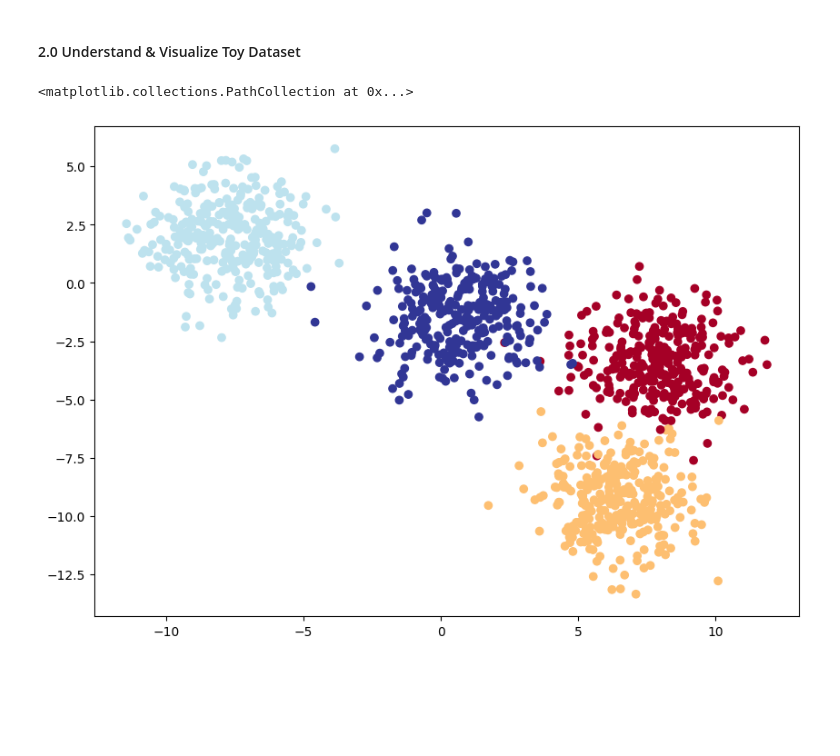
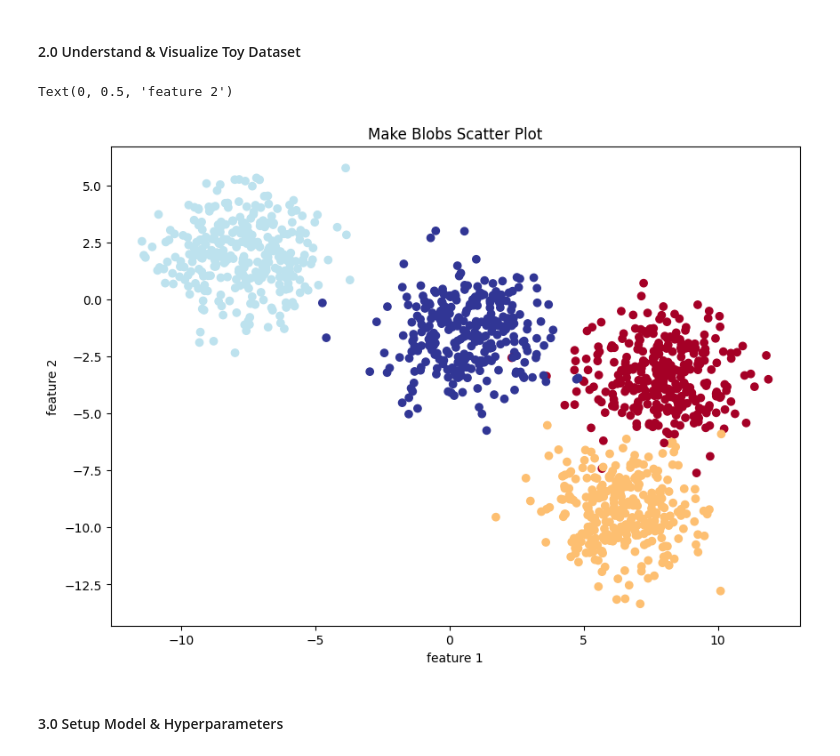
Before and after one commit to jk-junhokim/PyTorch-TensorFlow, a Jupyter notebook: intro_to_pytorch/04_multiclass_classification.ipynb, the cells around one changed output. Cells and saved outputs as stored; diff of their text form; code cells hidden in the pictures; blank space fills up the shorter version.

```diff
--- a/intro_to_pytorch/04_multiclass_classification.ipynb
+++ b/intro_to_pytorch/04_multiclass_classification.ipynb
@@ -40,7 +40,7 @@ ax.scatter(X[:, 0], X[:, 1], X[:, 2], c=y)
 ax.set_xlabel('Feature 1')
 ax.set_ylabel('Feature 2')
 ax.set_zlabel('Feature 3')
-ax.set_title('make_blobs Synthetic Dataset')
+ax.set_title('Pyplot 3D Plot')
 plt.show()
 """
 
@@ -49,32 +49,37 @@ NUM_CLASSES = 4
 NUM_FEATURES = 2 # 2D Graph
 RANDOM_SEED = 6
 
 X_blob, y_blob = make_blobs(n_samples=1200,
                   n_features=NUM_FEATURES,
                   centers=NUM_CLASSES,
                   cluster_std=1.5,
                   random_state=RANDOM_SEED)
 
 """
 X_blob_num = pd.DataFrame({"X1": X[:, 0],
                          "X2": X[:, 1],
                          "label": y})
 print(X_blob_num.head(20))
 """
 
 # convert data to tensors
 X = torch.from_numpy(X_blob).type(torch.float)
 y = torch.from_numpy(y_blob).type(torch.float)
 
 # split data
 X_train, X_test, y_train, y_test = train_test_split(X,
                                                     y,
                                                     test_size=0.2,
                                                     random_state=RANDOM_SEED)
 
 # plot data
 plt.figure(figsize=(10, 7))
 plt.scatter(X[:, 0], X[:, 1], c=y, cmap=plt.cm.RdYlBu)
+plt.title('Make Blobs Scatter Plot')
+plt.xlabel('feature 1')
+plt.ylabel('feature 2')
 # %% [output]
-<matplotlib.collections.PathCollection at 0x...>
+Text(0, 0.5, 'feature 2')
-[figure, old version]
+[figure, new version]
+# %% [markdown]
+#### 3.0 Setup Model & Hyperparameters
```
Also changed, not shown: parts of 1 cell of this notebook.
